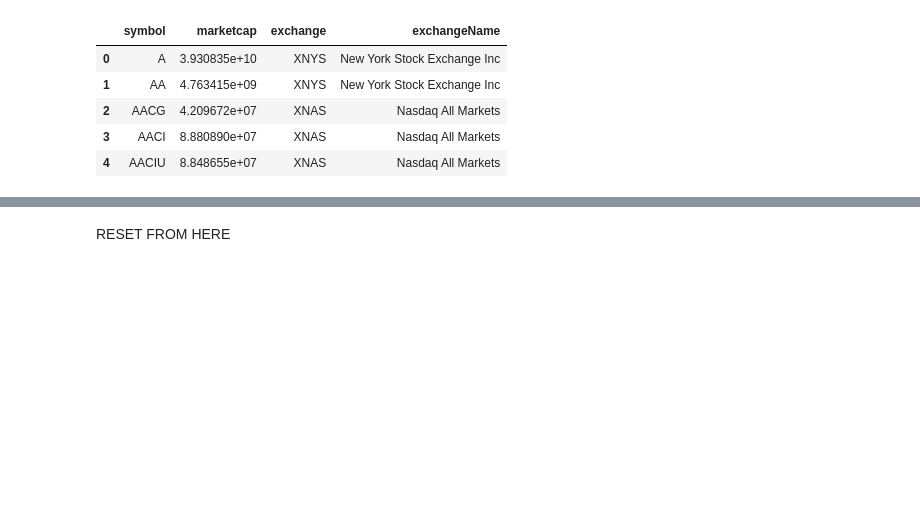
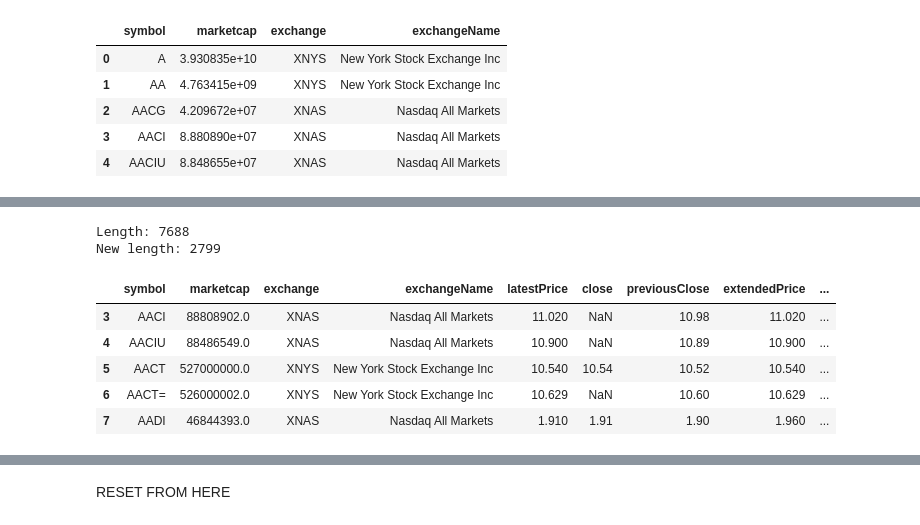
Before and after one commit to sudz4/dark-trader, a Jupyter notebook: stock_screener.ipynb, the cells around one changed output, grey strips where cells are left out. Drawn from its saved outputs; the diff is of its cells as text; code cells hidden in the pictures; blank space fills up the shorter version.

```diff
--- a/stock_screener.ipynb
+++ b/stock_screener.ipynb
@@ -297,3 +281,20 @@ Progress: |███████████████████████
+# %%
+# print starting length
+print(f'Length: {len(screener_df)}')
+# filter out all negative changes from 'change'column
+screener_df = screener_df[screener_df['change'] > 0]
+# print new length after dropping the negative price movements
+print(f'New length: {len(screener_df)}')
+screener_df.head(5)
+# %% [output]
+Length: 7688
+New length: 2799
+|  | symbol | marketcap | exchange | exchangeName | latestPrice | close | previousClose | extendedPrice | ... |
+| 3 | AACI | 88808902.0 | XNAS | Nasdaq All Markets | 11.020 | NaN | 10.98 | 11.020 | ... |
+| 4 | AACIU | 88486549.0 | XNAS | Nasdaq All Markets | 10.900 | NaN | 10.89 | 10.900 | ... |
+| 5 | AACT | 527000000.0 | XNYS | New York Stock Exchange Inc | 10.540 | 10.54 | 10.52 | 10.540 | ... |
+| 6 | AACT= | 526000002.0 | XNYS | New York Stock Exchange Inc | 10.629 | NaN | 10.60 | 10.629 | ... |
+| 7 | AADI | 46844393.0 | XNAS | Nasdaq All Markets | 1.910 | 1.91 | 1.90 | 1.960 | ... |
 # %%
 # categorize market cap
 def categorize_market_cap(x):
```
Also changed, not shown: parts of 15 cells of this notebook.
